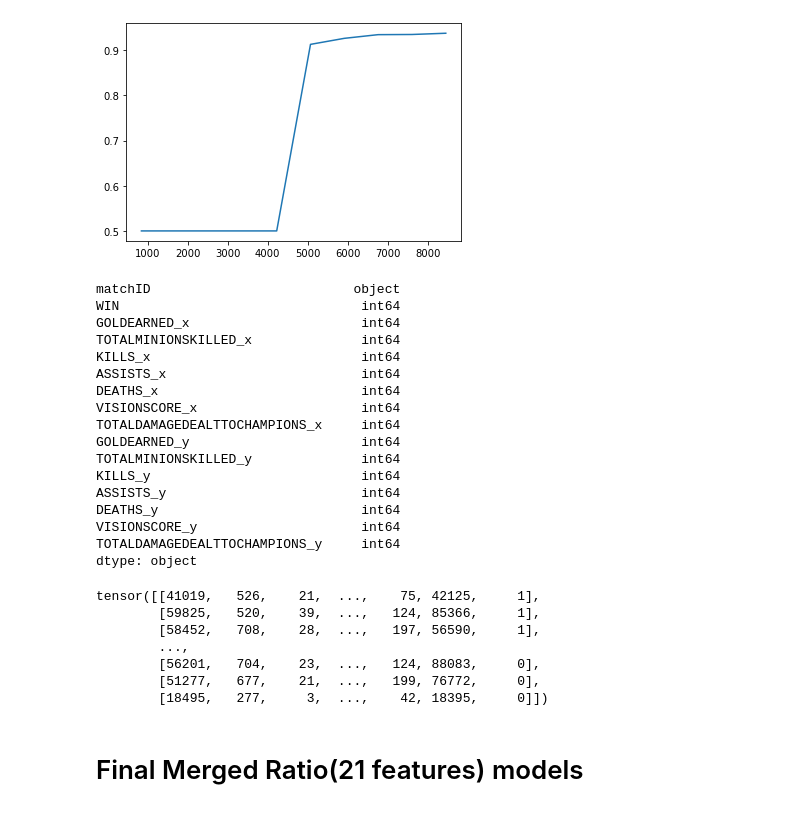
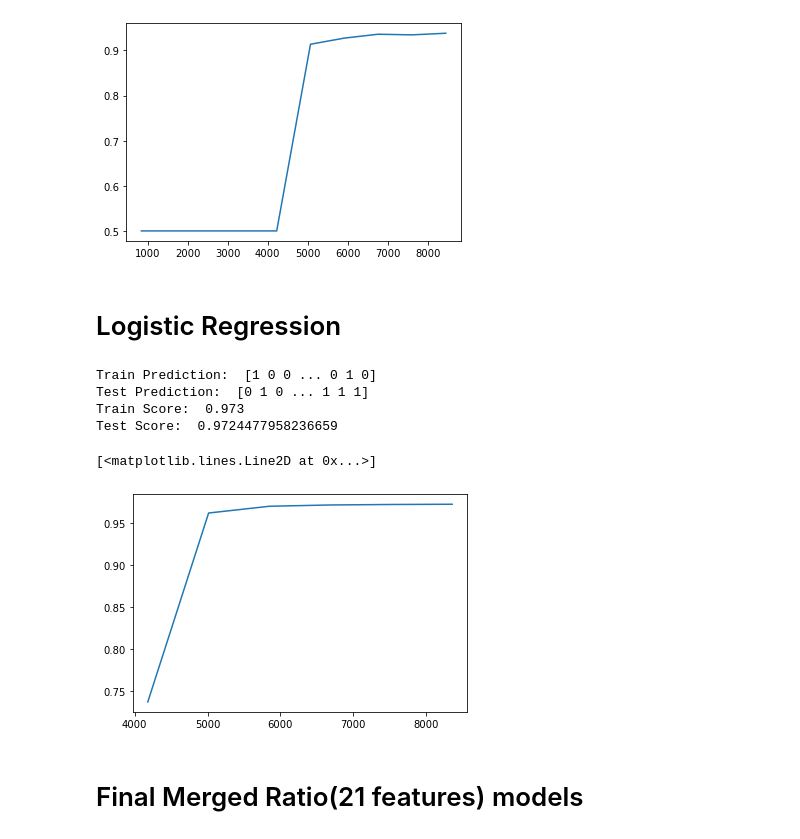
Before and after one commit to R-Lara18/404-Project, a Jupyter notebook: Lara_Test1.ipynb, the cells around one changed output. Saved outputs shown, nothing was run; the diff lists cells and outputs as text; code cells hidden in the pictures.

Commit message:
Added graph and logistic regression for 21 features

```diff
--- a/Lara_Test1.ipynb
+++ b/Lara_Test1.ipynb
@@ -189,43 +191,38 @@ plt.plot(train_size_abs, test_scores)
 # %% [output]
 [<matplotlib.lines.Line2D at 0x...>]
 [figure]
-# %%
-import torch as tf
-import torch.utils.data as data_utils
-finalMerged.dtypes
-# %% [output]
-matchID                          object
-WIN                               int64
-GOLDEARNED_x                      int64
-TOTALMINIONSKILLED_x              int64
-KILLS_x                           int64
-ASSISTS_x                         int64
-DEATHS_x                          int64
-VISIONSCORE_x                     int64
-TOTALDAMAGEDEALTTOCHAMPIONS_x     int64
-GOLDEARNED_y                      int64
-TOTALMINIONSKILLED_y              int64
-KILLS_y                           int64
-ASSISTS_y                         int64
-DEATHS_y                          int64
-VISIONSCORE_y                     int64
-TOTALDAMAGEDEALTTOCHAMPIONS_y     int64
-dtype: object
-# %%
-temp = finalMerged.drop(["matchID"], axis = 1)
-target = temp.pop("WIN")
-
-tensor_data = tf.tensor(temp.values)
-tensor_data = tf.cat((tensor_data, tf.tensor(target).reshape(-1, 1)), dim=1)
-tensor_data
-# %% [output]
-tensor([[41019,   526,    21,  ...,    75, 42125,     1],
-        [59825,   520,    39,  ...,   124, 85366,     1],
-        [58452,   708,    28,  ...,   197, 56590,     1],
-        ...,
-        [56201,   704,    23,  ...,   124, 88083,     0],
-        [51277,   677,    21,  ...,   199, 76772,     0],
-        [18495,   277,     3,  ...,    42, 18395,     0]])
+# %% [markdown]
+# Logistic Regression
+# %%
+from sklearn.linear_model import LogisticRegression
+
+reg = LogisticRegression(solver= 'liblinear')
+
+reg.fit(X_train,y_train)
+
+prediction_train = reg.predict(X_train)
+print("Train Prediction: ", prediction_train)
+
+prediction_test = reg.predict(X_test)
+print("Test Prediction: ", prediction_test)
+
+train_score = accuracy_score(prediction_train, y_train)
+print("Train Score: ", train_score)
+
+test_score = accuracy_score(prediction_test, y_test)
+print("Test Score: ", test_score)
+# %% [output]
+Train Prediction:  [1 0 0 ... 0 1 0]
+Test Prediction:  [0 1 0 ... 1 1 1]
+Train Score:  0.973
+Test Score:  0.9724477958236659
+# %%
+train_size_abs, train_scores, test_scores = learning_curve(reg, X, y, train_sizes=[0.1,0.2,0.3, 0.4,0.5,0.6,0.7,0.8,0.9,1])
+test_scores = np.mean(test_scores, axis = 1)
+plt.plot(train_size_abs, test_scores)
+# %% [output]
+[<matplotlib.lines.Line2D at 0x...>]
+[figure, added]
 # %% [markdown]
 # Final Merged Ratio(21 features) models
 # %%
```
Also changed, not shown: parts of 5 cells of this notebook, 1 other file.
